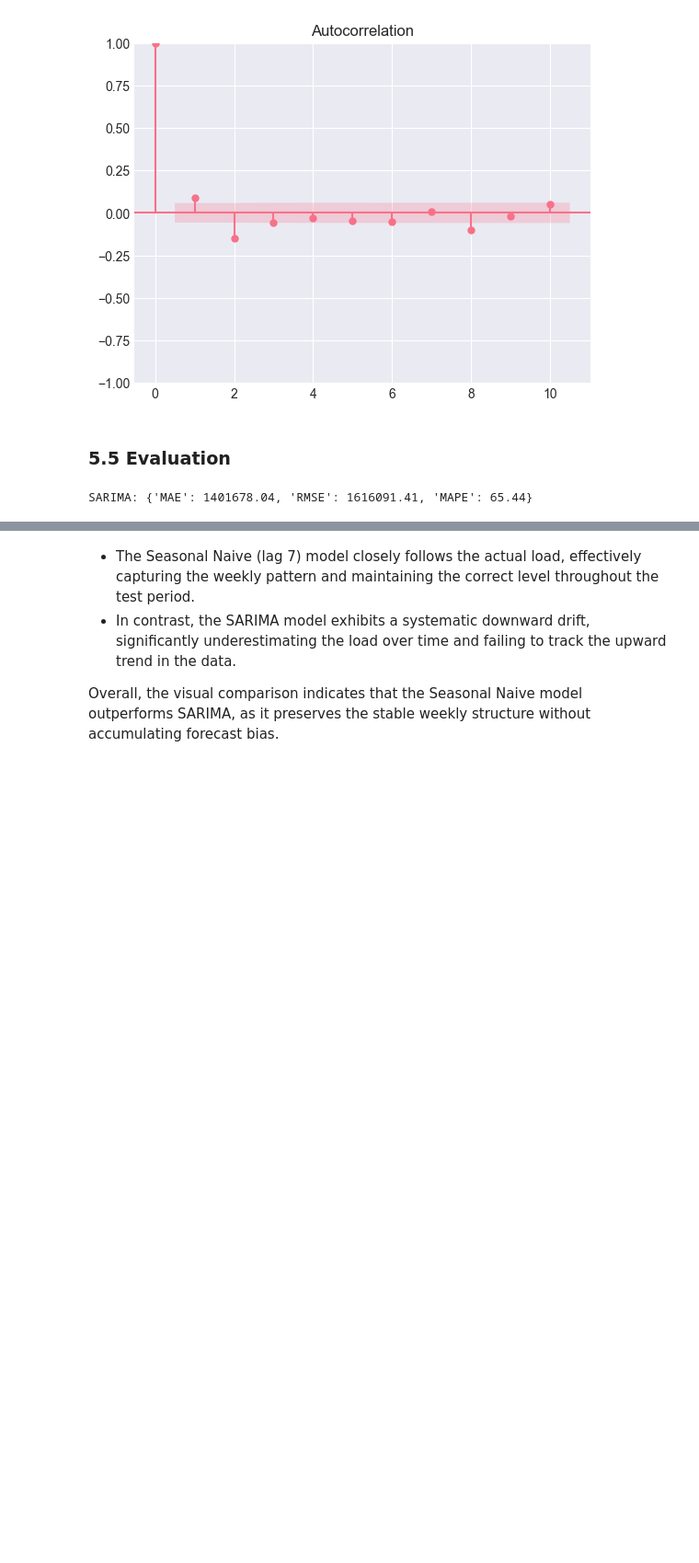
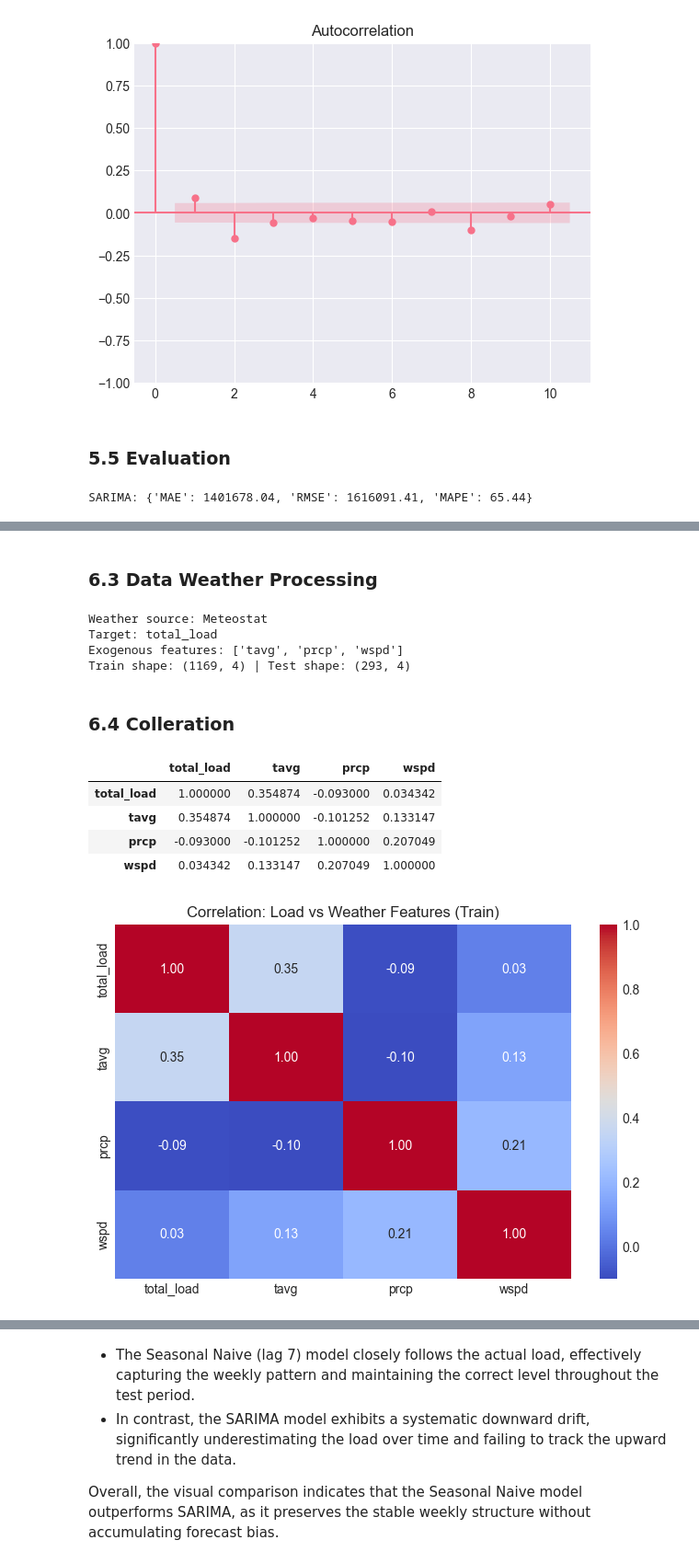
Before and after one commit to Dai-Nguyen1506/Electricity-Load-Diagrams, a Jupyter notebook: notebooks/05_models_statistical.ipynb, the cells around one changed output, grey strips where cells are left out. Shown at 92% size. Saved outputs shown, nothing was run; the diff lists cells and outputs as text; code cells hidden in the pictures; blank space fills up the shorter version.

```diff
--- a/notebooks/05_models_statistical.ipynb
+++ b/notebooks/05_models_statistical.ipynb
@@ -269,0 +329,56 @@ SARIMA: {'MAE': 1401678.04, 'RMSE': 1616091.41, 'MAPE': 65.44}
+# %% [markdown]
+### 6.3 Data Weather Processing
+# %%
+# Build modeling table: target + exogenous weather variables
+target_col = df.columns[0]
+df_target = df[[target_col]].copy()
+
+# Use Meteostat weather data prepared in section 6.1
+df_weather_aligned = df_weather.reindex(df_target.index).copy()
+for col in df_weather_aligned.columns:
+    df_weather_aligned[col] = pd.to_numeric(df_weather_aligned[col], errors="coerce").astype("float64")
+df_weather_aligned = df_weather_aligned.interpolate(method="linear", limit_direction="both").ffill().bfill()
+
+# Choose exogenous features (use available columns only)
+preferred_exog = ["tavg", "prcp", "wspd"]
+exog_cols = [c for c in preferred_exog if c in df_weather_aligned.columns]
+if len(exog_cols) == 0:
+    exog_cols = list(df_weather_aligned.columns)
+
+df_sarimax = df_target.join(df_weather_aligned[exog_cols], how="left").dropna()
+train_sarimax, test_sarimax = time_train_test_split(df_sarimax, test_size=0.2)
+
+y_train = train_sarimax[target_col]
+y_test = test_sarimax[target_col]
+X_train = train_sarimax[exog_cols]
+X_test = test_sarimax[exog_cols]
+
+print("Weather source: Meteostat")
+print("Target:", target_col)
+print("Exogenous features:", exog_cols)
+print("Train shape:", train_sarimax.shape, "| Test shape:", test_sarimax.shape)
+# %% [output]
+Weather source: Meteostat
+Target: total_load
+Exogenous features: ['tavg', 'prcp', 'wspd']
+Train shape: (1169, 4) | Test shape: (293, 4)
+# %% [markdown]
+### 6.4 Colleration
+# %%
+# Correlation between load and weather variables
+corr_cols = [y_train.name] + exog_cols
+corr_df = pd.concat([y_train, X_train], axis=1)[corr_cols].corr()
+
+display(corr_df)
+
+plt.figure(figsize=(8, 5))
+sns.heatmap(corr_df, annot=True, cmap="coolwarm", fmt=".2f")
+plt.title("Correlation: Load vs Weather Features (Train)")
+plt.show()
+# %% [output]
+|  | total_load | tavg | prcp | wspd |
+| total_load | 1.000000 | 0.354874 | -0.093000 | 0.034342 |
+| tavg | 0.354874 | 1.000000 | -0.101252 | 0.133147 |
+| prcp | -0.093000 | -0.101252 | 1.000000 | 0.207049 |
+| wspd | 0.034342 | 0.133147 | 0.207049 | 1.000000 |
+[figure, added]
```
Also changed, not shown: parts of 11 cells of this notebook.
